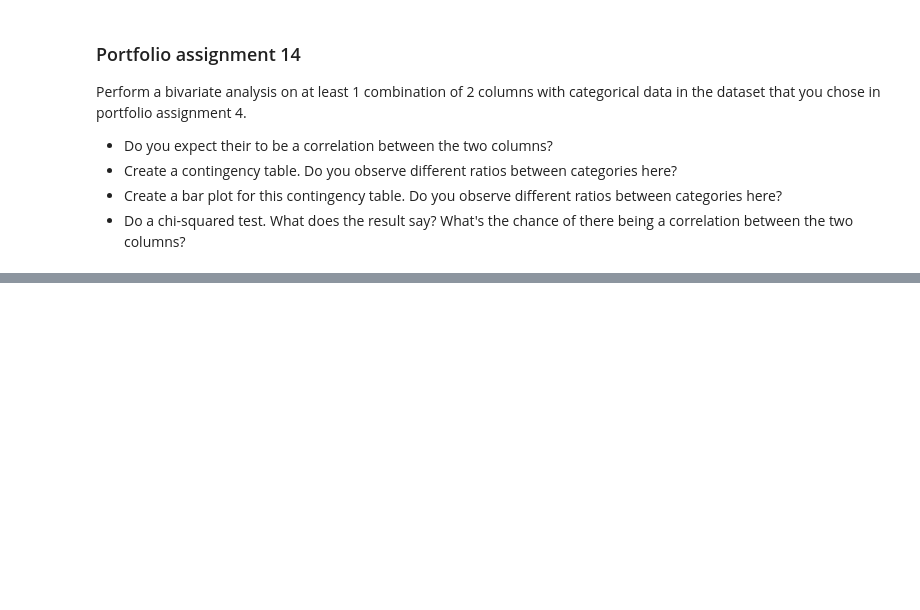
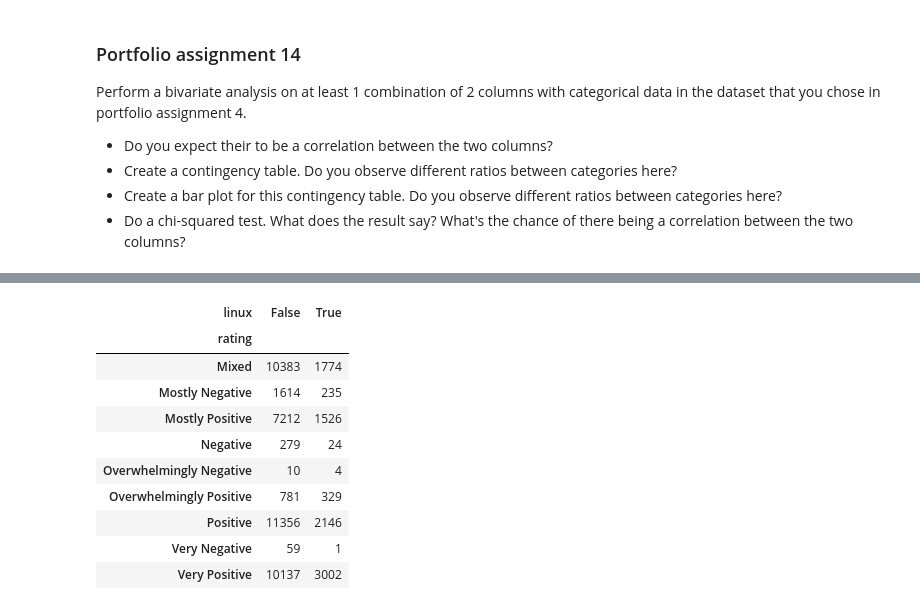
Before and after one commit to oldmartijntje/avans1.4-portfolio, a Jupyter notebook: assignment 14.ipynb, the cells around one changed output, grey strips where cells are left out. Cells and saved outputs as stored; diff of their text form; code cells hidden in the pictures; blank space fills up the shorter version.

```diff
--- a/assignment 14.ipynb
+++ b/assignment 14.ipynb
@@ -19,0 +51,15 @@ NameError: name 'pd' is not defined
+# %%
+gamesContingencyTable = create_contingency_table(my_data, 'linux','rating')
+gamesContingencyTable
+# %% [output]
+| linux | False | True |
+| rating |  |  |
+| Mixed | 10383 | 1774 |
+| Mostly Negative | 1614 | 235 |
+| Mostly Positive | 7212 | 1526 |
+| Negative | 279 | 24 |
+| Overwhelmingly Negative | 10 | 4 |
+| Overwhelmingly Positive | 781 | 329 |
+| Positive | 11356 | 2146 |
+| Very Negative | 59 | 1 |
+| Very Positive | 10137 | 3002 |
```
Also changed, not shown: parts of 4 cells of this notebook, 1 other file.
